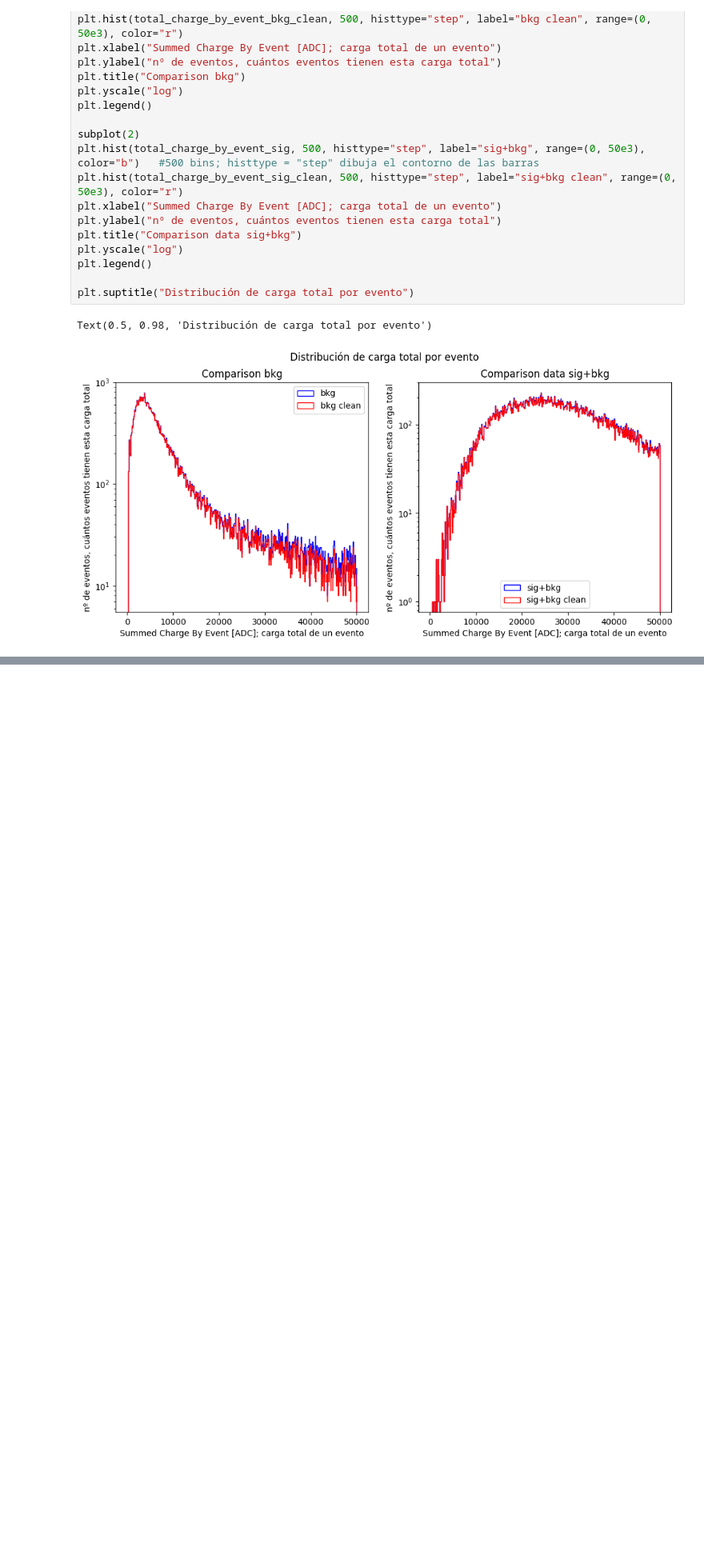
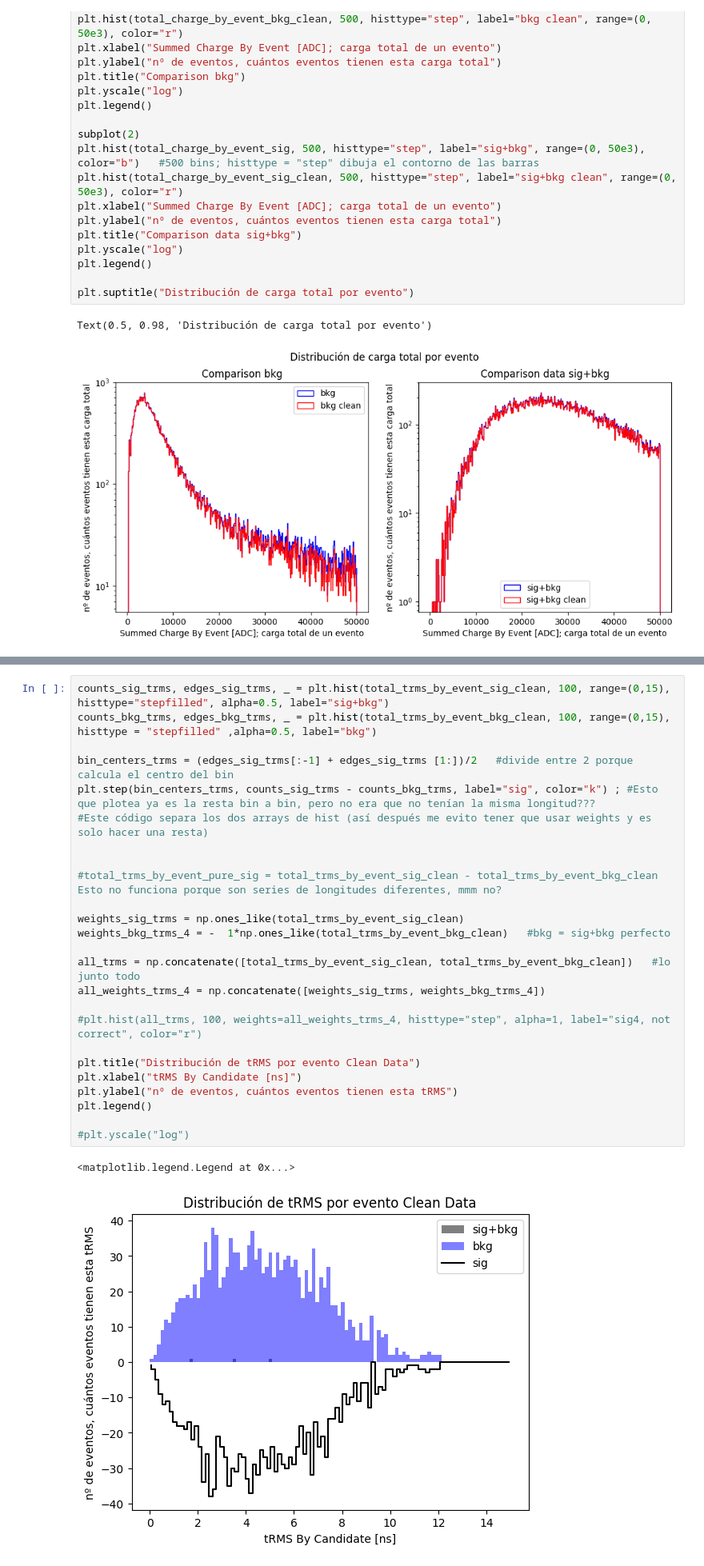
Before and after one commit to teresaaboal/NiCf_analysis, a Jupyter notebook: teresa_analysis/WCTE_teresa.ipynb, the cells around one changed output, grey strips where cells are left out. Shown at 80% size. Drawn from its saved outputs; the diff is of its cells as text; blank space fills up the shorter version.

```diff
--- a/teresa_analysis/WCTE_teresa.ipynb
+++ b/teresa_analysis/WCTE_teresa.ipynb
@@ -517,0 +579,28 @@ Text(0.5, 0.98, 'Distribución de carga total por evento')
+# %%
+counts_sig_trms, edges_sig_trms, _ = plt.hist(total_trms_by_event_sig_clean, 100, range=(0,15), histtype="stepfilled", alpha=0.5, label="sig+bkg")
+counts_bkg_trms, edges_bkg_trms, _ = plt.hist(total_trms_by_event_bkg_clean, 100, range=(0,15), histtype = "stepfilled" ,alpha=0.5, label="bkg")
+
+bin_centers_trms = (edges_sig_trms[:-1] + edges_sig_trms [1:])/2   #divide entre 2 porque calcula el centro del bin
+plt.step(bin_centers_trms, counts_sig_trms - counts_bkg_trms, label="sig", color="k") ; #Esto que plotea ya es la resta bin a bin, pero no era que no tenían la misma longitud???
+#Este código separa los dos arrays de hist (así después me evito tener que usar weights y es solo hacer una resta)
+
+
+#total_trms_by_event_pure_sig = total_trms_by_event_sig_clean - total_trms_by_event_bkg_clean  Esto no funciona porque son series de longitudes diferentes, mmm no?
+
+weights_sig_trms = np.ones_like(total_trms_by_event_sig_clean)
+weights_bkg_trms_4 = -  1*np.ones_like(total_trms_by_event_bkg_clean)   #bkg = sig+bkg perfecto
+
+all_trms = np.concatenate([total_trms_by_event_sig_clean, total_trms_by_event_bkg_clean])   #lo junto todo
+all_weights_trms_4 = np.concatenate([weights_sig_trms, weights_bkg_trms_4])
+
+#plt.hist(all_trms, 100, weights=all_weights_trms_4, histtype="step", alpha=1, label="sig4, not correct", color="r")
+
+plt.title("Distribución de tRMS por evento Clean Data")
+plt.xlabel("tRMS By Candidate [ns]")
+plt.ylabel("nº de eventos, cuántos eventos tienen esta tRMS")
+plt.legend()
+
+#plt.yscale("log")
+# %% [output]
+<matplotlib.legend.Legend at 0x...>
+[figure, added]
```
Also changed, not shown: parts of 31 cells of this notebook.
